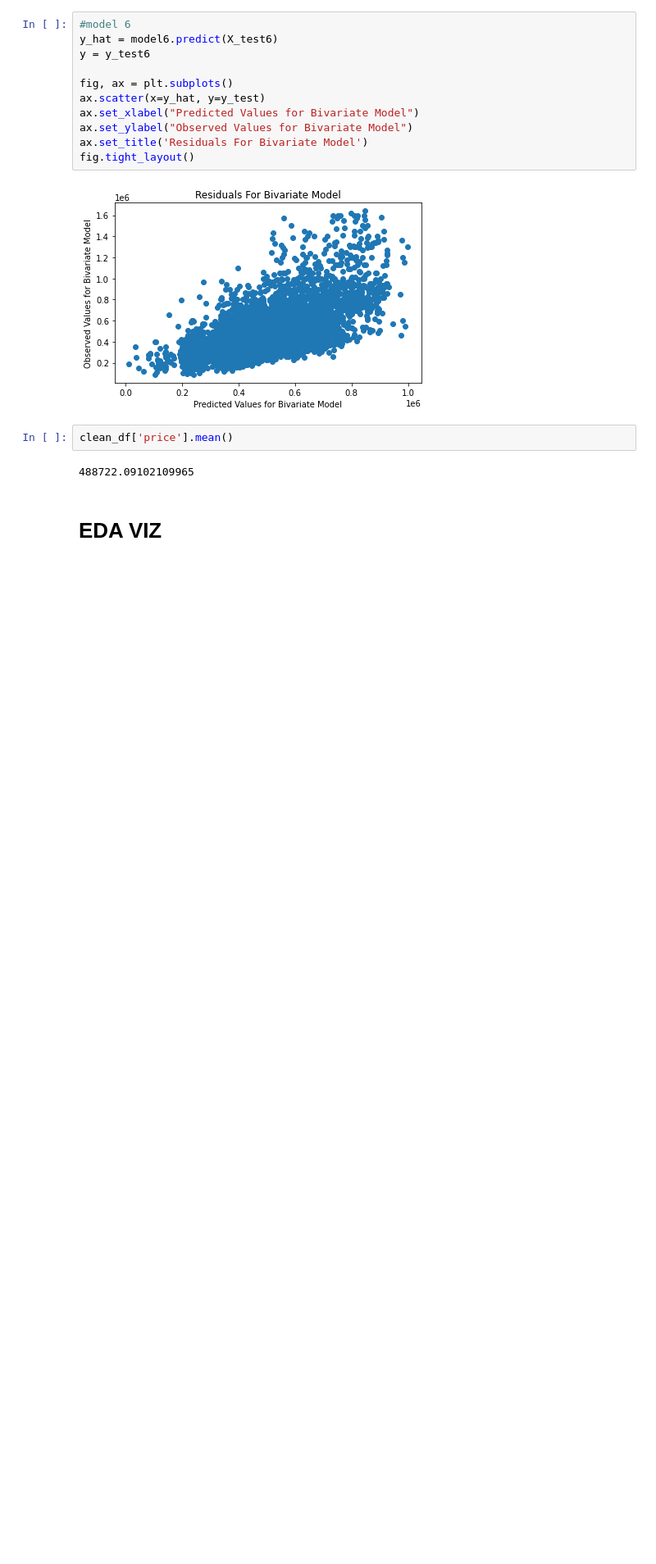
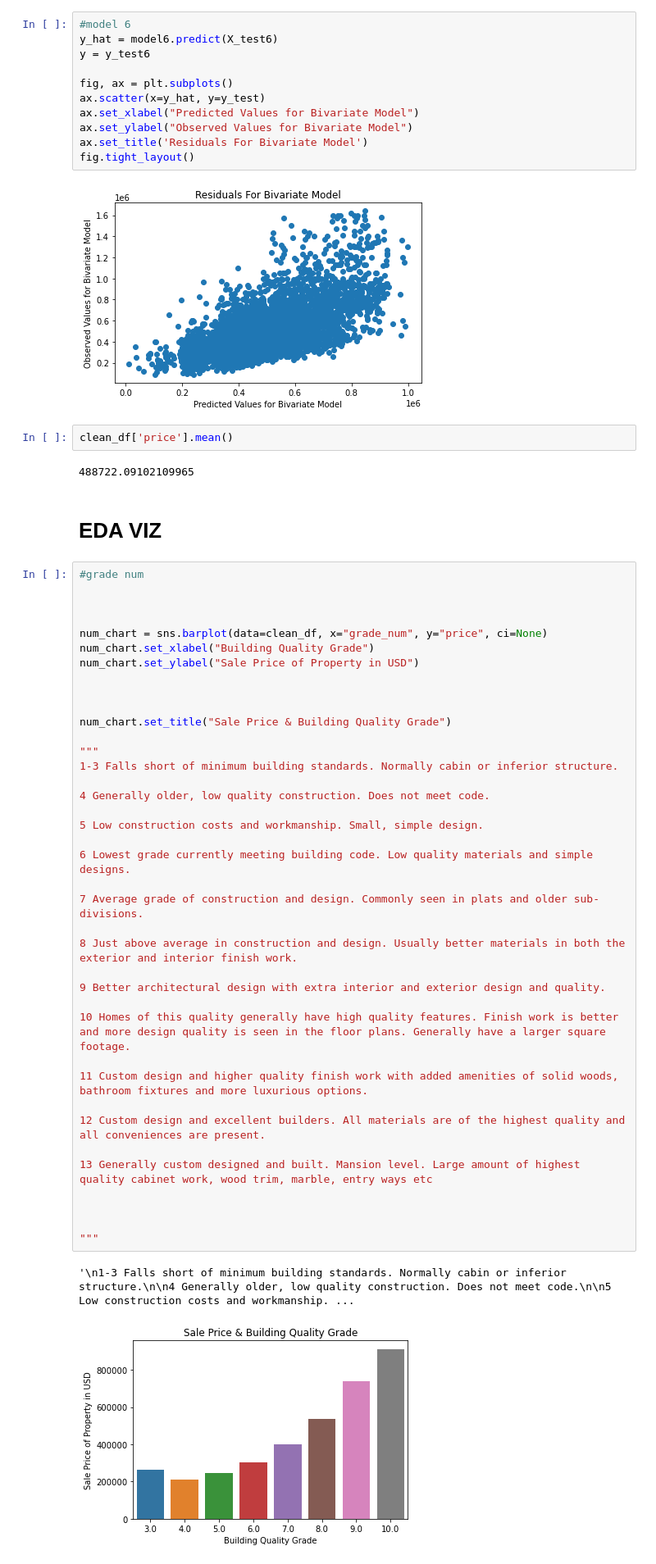
Before and after one commit to MackoyS/sarah-and-mackoy-price-modeling, a Jupyter notebook: TrainTestSplitAttempt.ipynb, the cells around one changed output. Shown: that part at 82% size. Cells and saved outputs as stored; diff of their text form; blank space fills up the shorter version.

```diff
--- a/TrainTestSplitAttempt.ipynb
+++ b/TrainTestSplitAttempt.ipynb
@@ -579,3 +596,45 @@ clean_df['price'].mean()
 488722.09102109965
 # %% [markdown]
 # EDA VIZ
+# %%
+#grade num
+
+
+
+num_chart = sns.barplot(data=clean_df, x="grade_num", y="price", ci=None)
+num_chart.set_xlabel("Building Quality Grade")
+num_chart.set_ylabel("Sale Price of Property in USD")
+
+
+
+num_chart.set_title("Sale Price & Building Quality Grade")
+
+"""
+1-3 Falls short of minimum building standards. Normally cabin or inferior structure.
+
+4 Generally older, low quality construction. Does not meet code.
+
+5 Low construction costs and workmanship. Small, simple design.
+
+6 Lowest grade currently meeting building code. Low quality materials and simple designs.
+
+7 Average grade of construction and design. Commonly seen in plats and older sub-divisions.
+
+8 Just above average in construction and design. Usually better materials in both the exterior and interior finish work.
+
+9 Better architectural design with extra interior and exterior design and quality.
+
+10 Homes of this quality generally have high quality features. Finish work is better and more design quality is seen in the floor plans. Generally have a larger square footage.
+
+11 Custom design and higher quality finish work with added amenities of solid woods, bathroom fixtures and more luxurious options.
+
+12 Custom design and excellent builders. All materials are of the highest quality and all conveniences are present.
+
+13 Generally custom designed and built. Mansion level. Large amount of highest quality cabinet work, wood trim, marble, entry ways etc
+
+
+
+"""
+# %% [output]
+'\n1-3 Falls short of minimum building standards. Normally cabin or inferior structure.\n\n4 Generally older, low quality construction. Does not meet code.\n\n5 Low construction costs and workmanship. ...
+[figure, added]
```
Also changed, not shown: parts of 26 cells of this notebook.
